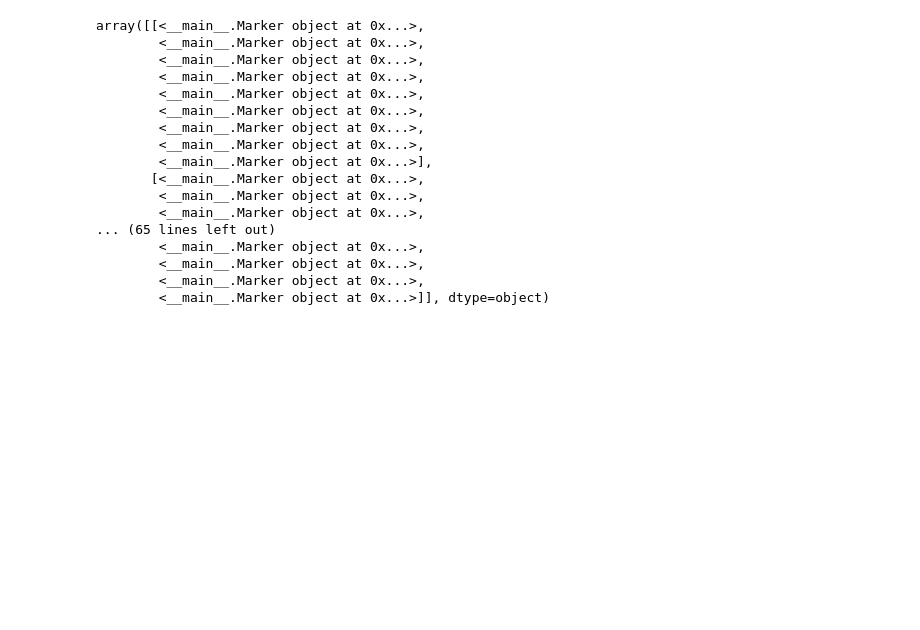
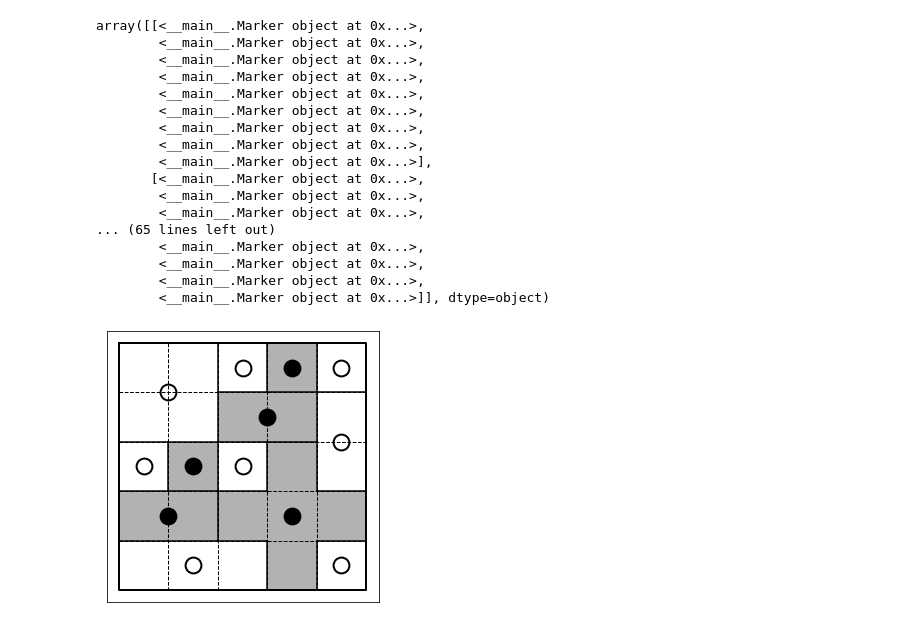
Before and after one commit to yamaimo/tentaishow, a Jupyter notebook: Draft.ipynb, the cells around one changed output. Cells and saved outputs as stored; diff of their text form; code cells hidden in the pictures; blank space fills up the shorter version.

Commit message:
Enable to draw answer to figure. (and fix bug.)

```diff
--- a/Draft.ipynb
+++ b/Draft.ipynb
@@ -618,0 +656,35 @@ array([[<__main__.Marker object at 0x...>,
+# %%
+def draw_result(problem, result):
+    # まず問題を描画
+    fig = draw_problem(problem)
+    ax = fig.axes[0]
+
+    # 判断用の関数
+    is_not_bottom_cell = lambda row: (row != (problem.row_size - 1))
+    is_not_same_to_down = lambda row, col: (result[row,col] != result[row+1,col])
+    is_not_right_cell = lambda col: (col != (problem.col_size - 1))
+    is_not_same_to_right = lambda row, col: (result[row,col] != result[row,col+1])
+
+    for row in range(problem.row_size):
+        for col in range(problem.col_size):
+            cell_top = -row + 0.5
+            cell_bottom = -row - 0.5
+            cell_left = col - 0.5
+            cell_right = col + 0.5
+
+            # 塗りつぶし
+            if result[row,col].color == Marker.Color.BLACK:
+                ax.add_patch(patches.Rectangle((cell_left, cell_bottom), 1, 1, lw=None, fc='black', alpha=0.3))
+
+            # 区切り線
+            if is_not_bottom_cell(row) and is_not_same_to_down(row, col):
+                ax.plot([cell_left, cell_right], [cell_bottom, cell_bottom], lw=1.5, color='black')
+            if is_not_right_cell(col) and is_not_same_to_right(row, col):
+                ax.plot([cell_right, cell_right], [cell_top, cell_bottom], lw=1.5, color='black')
+
+    return fig
+# %%
+result = solve_ip(problem)
+draw_result(problem, result);
+# %% [output]
+[figure, added]
```
Also changed, not shown: parts of 7 cells of this notebook.
